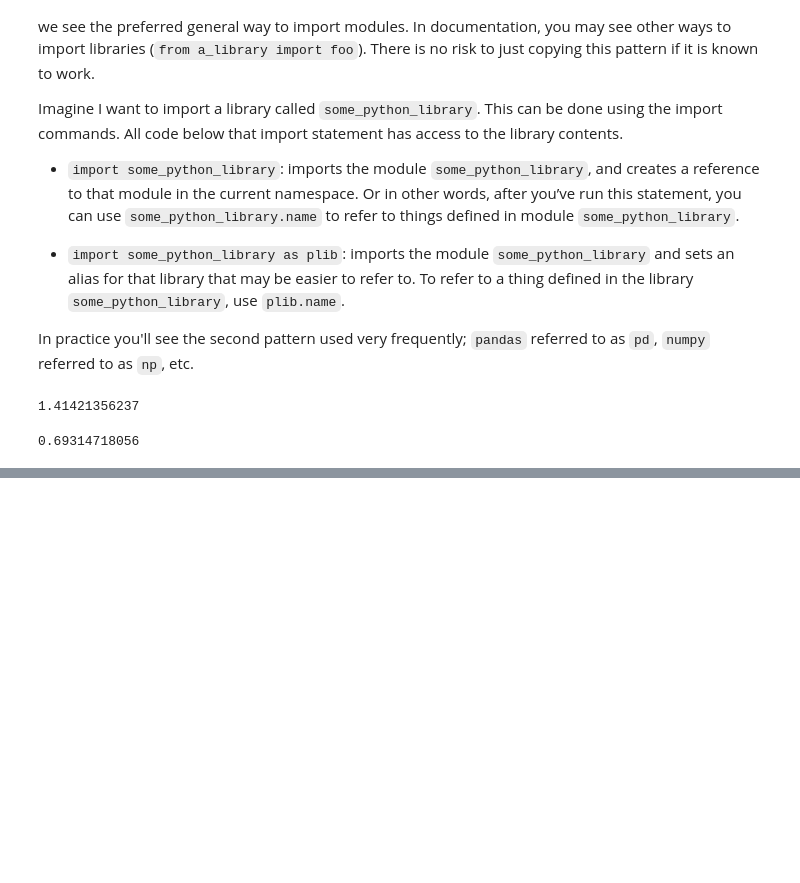
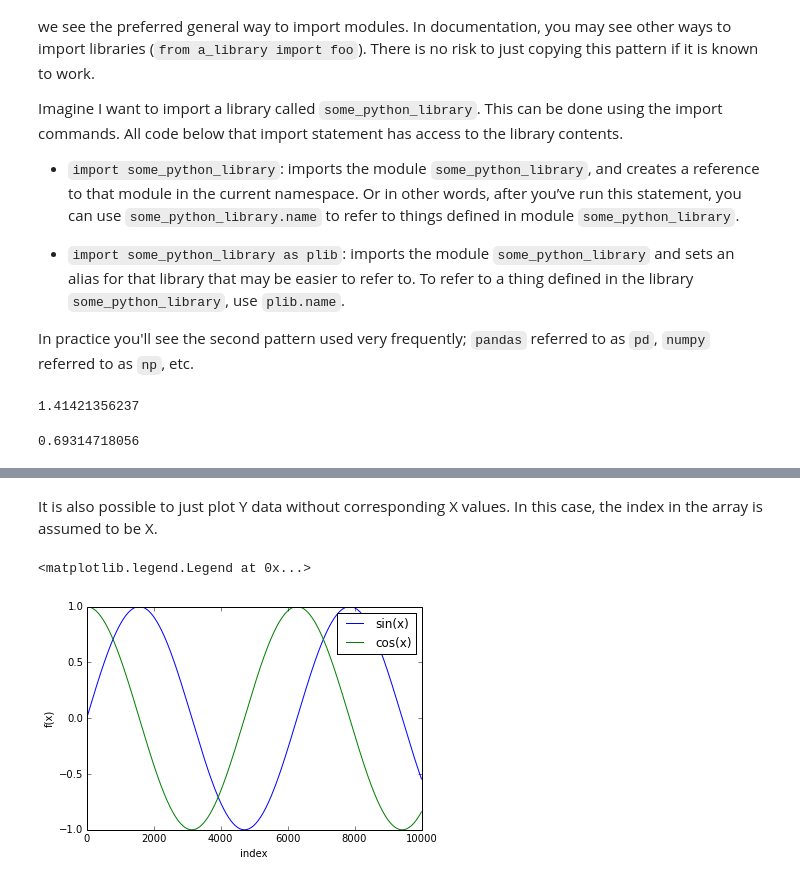
Before and after one commit to jattenberg/PDS-Spring-2014, a Jupyter notebook: ipython_notebooks/Python Basics (Practical Data Science).ipynb, the cells around one changed output, grey strips where cells are left out. Cells and saved outputs as stored; diff of their text form; code cells hidden in the pictures; blank space fills up the shorter version.

```diff
--- a/ipython_notebooks/Python Basics (Practical Data Science).ipynb
+++ b/ipython_notebooks/Python Basics (Practical Data Science).ipynb
@@ -792,0 +882,10 @@ Matplotlib is one of the first python libraries a budding data scientist is like
+# %% [markdown]
+It is also possible to just plot Y data without corresponding X values. In this case, the index in the array is assumed to be X.
+# %%
+plt.plot(Y)
+plt.xlabel('index')
+plt.ylabel('f(x)')
+plt.legend(['sin(x)', 'cos(x)'])
+# %% [output]
+<matplotlib.legend.Legend at 0x...>
+[figure, added]
```
Also changed, not shown: parts of 13 cells of this notebook, 1 other file.
